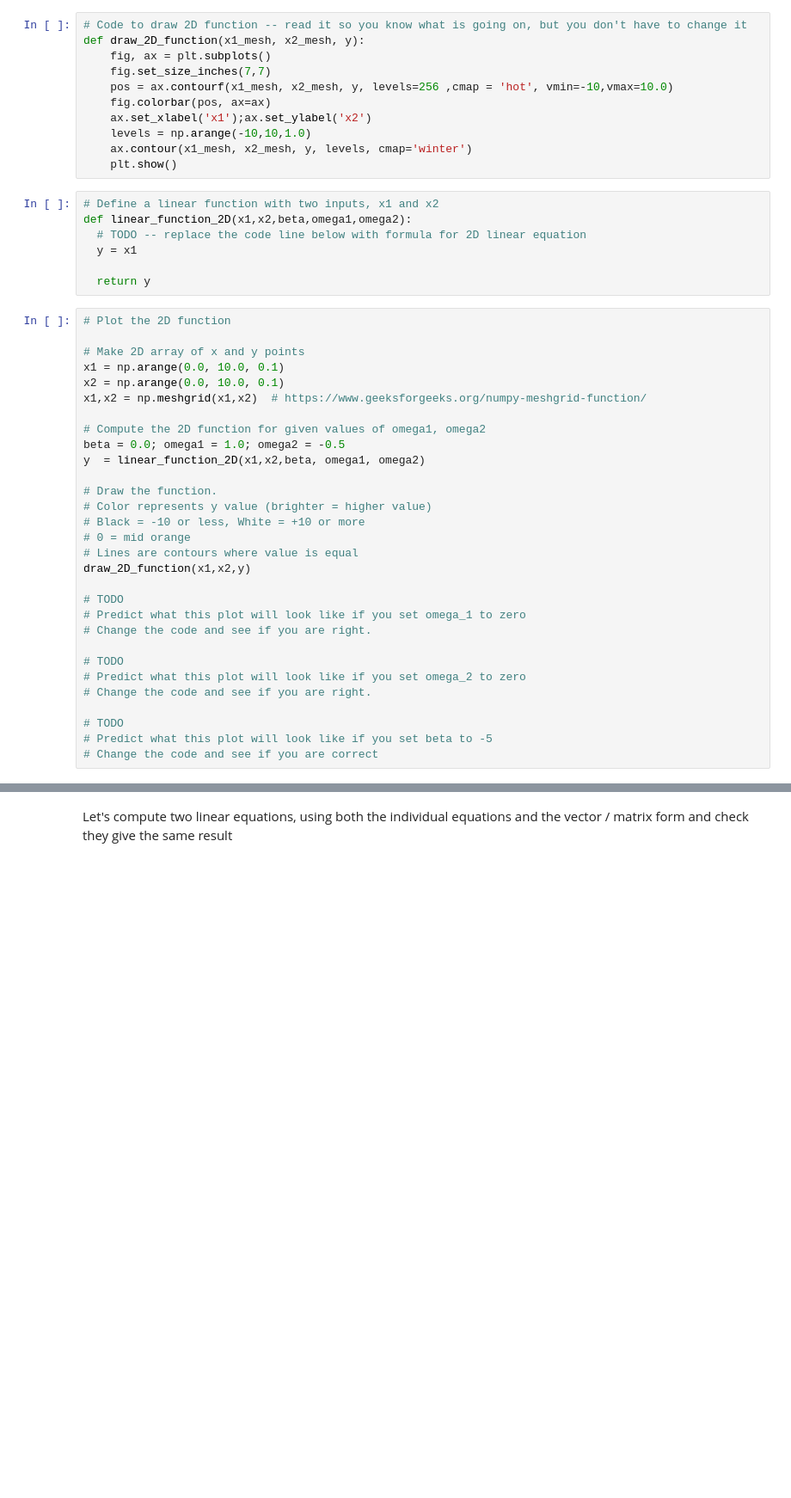
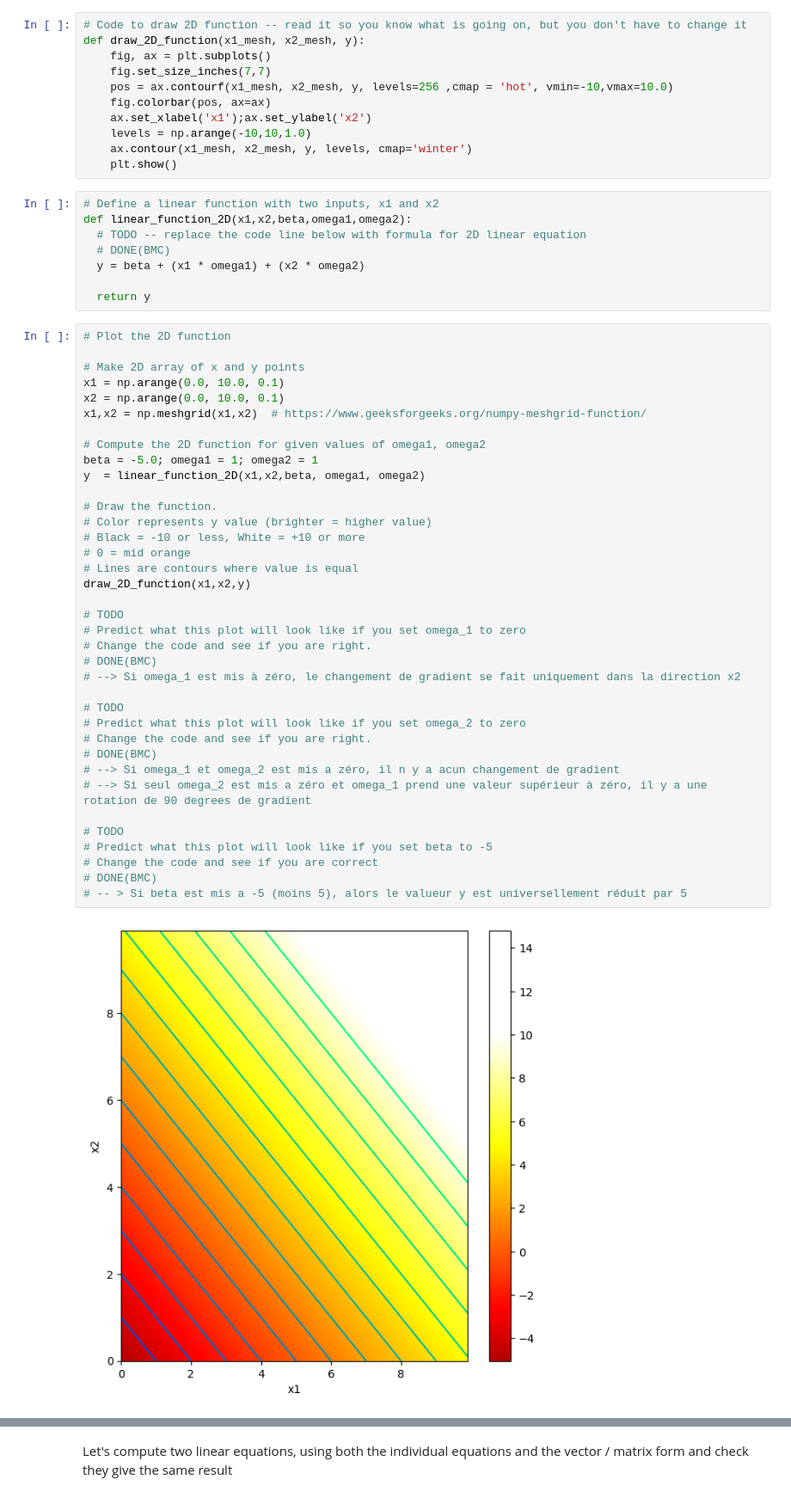
Before and after one commit to meisben/udlbook, a Jupyter notebook: Notebooks/Chap01/1_1_BackgroundMathematics.ipynb, the cells around one changed output, grey strips where cells are left out. Shown at 86% size. Drawn from its saved outputs; the diff is of its cells as text; blank space fills up the shorter version.

```diff
--- a/Notebooks/Chap01/1_1_BackgroundMathematics.ipynb
+++ b/Notebooks/Chap01/1_1_BackgroundMathematics.ipynb
@@ -69,39 +83,49 @@ def draw_2D_function(x1_mesh, x2_mesh, y):
 # Define a linear function with two inputs, x1 and x2
 def linear_function_2D(x1,x2,beta,omega1,omega2):
   # TODO -- replace the code line below with formula for 2D linear equation
-  y = x1
+  # DONE(BMC)
+  y = beta + (x1 * omega1) + (x2 * omega2)
 
   return y
 # %%
 # Plot the 2D function
 
 # Make 2D array of x and y points
 x1 = np.arange(0.0, 10.0, 0.1)
 x2 = np.arange(0.0, 10.0, 0.1)
 x1,x2 = np.meshgrid(x1,x2)  # https://www.geeksforgeeks.org/numpy-meshgrid-function/
 
 # Compute the 2D function for given values of omega1, omega2
-beta = 0.0; omega1 = 1.0; omega2 = -0.5
+beta = -5.0; omega1 = 1; omega2 = 1
 y  = linear_function_2D(x1,x2,beta, omega1, omega2)
 
 # Draw the function.
 # Color represents y value (brighter = higher value)
 # Black = -10 or less, White = +10 or more
 # 0 = mid orange
 # Lines are contours where value is equal
 draw_2D_function(x1,x2,y)
 
 # TODO
 # Predict what this plot will look like if you set omega_1 to zero
 # Change the code and see if you are right.
+# DONE(BMC)
+# --> Si omega_1 est mis à zéro, le changement de gradient se fait uniquement dans la direction x2
 
 # TODO
 # Predict what this plot will look like if you set omega_2 to zero
 # Change the code and see if you are right.
+# DONE(BMC)
+# --> Si omega_1 et omega_2 est mis a zéro, il n y a acun changement de gradient
+# --> Si seul omega_2 est mis a zéro et omega_1 prend une valeur supérieur à zéro, il y a une rotation de 90 degrees de gradient
 
 # TODO
 # Predict what this plot will look like if you set beta to -5
 # Change the code and see if you are correct
+# DONE(BMC)
+# -- > Si beta est mis a -5 (moins 5), alors le valueur y est universellement réduit par 5
+# %% [output]
+[figure, added]
 # %% [markdown]
 Often we will want to compute many linear functions at the same time.  For example, we might have three inputs, $x_1$, $x_2$, and $x_3$ and want to compute two linear functions giving $y_1$ and $y_2$. Of course, we could do this by just running each equation separately,<br><br>
 
```
Also changed, not shown: parts of 5 cells of this notebook.
